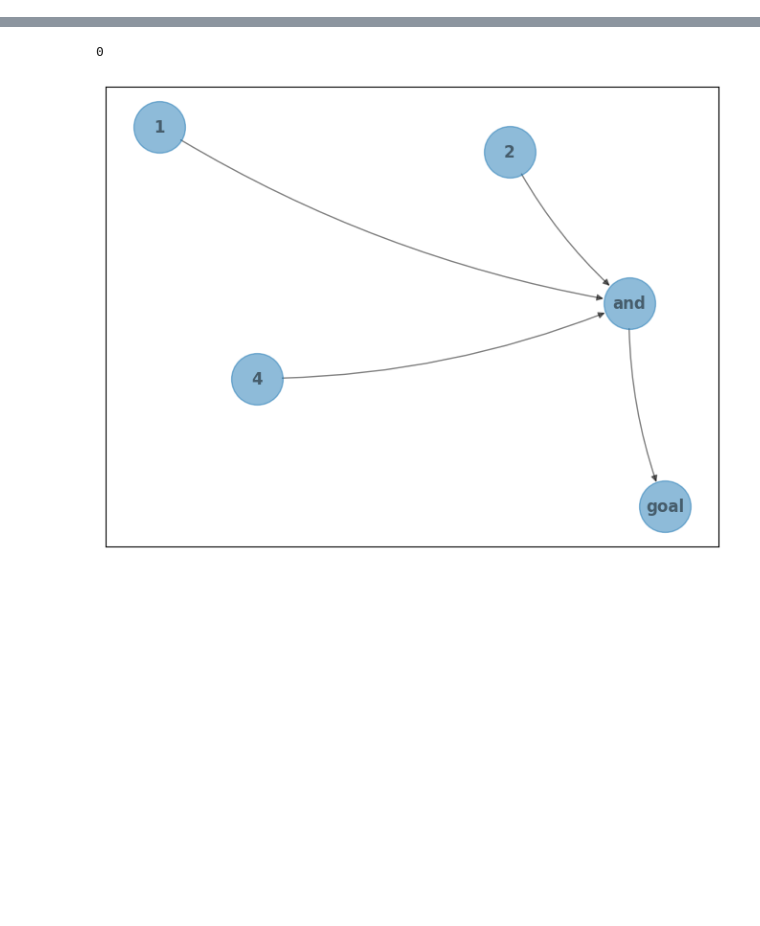
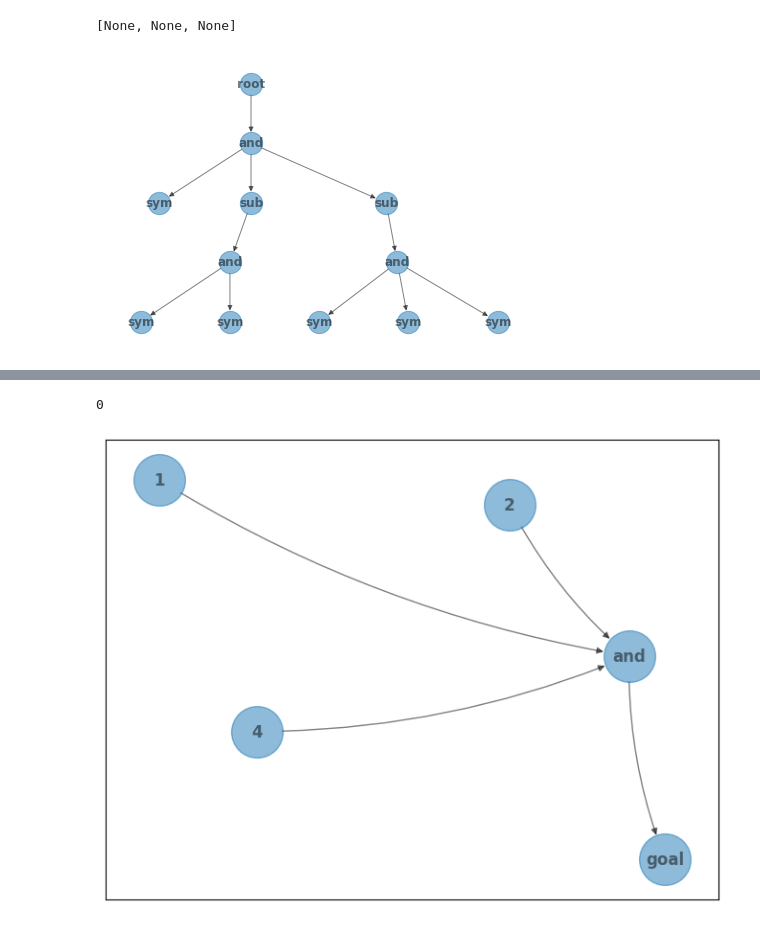
Before and after one commit to pe-hy/py-vgdl, a Jupyter notebook: custom/GraphGeneratorMolecules.ipynb, the cells around one changed output, grey strips where cells are left out. Saved outputs shown, nothing was run; the diff lists cells and outputs as text; code cells hidden in the pictures; blank space fills up the shorter version.

```diff
--- a/custom/GraphGeneratorMolecules.ipynb
+++ b/custom/GraphGeneratorMolecules.ipynb
@@ -175,3 +18,13 @@ advanced_mols = [generateMoleculePart(1000*1) for i in range(20)]
+# %%
+params,G = generateMolecule(advanced_mols,basic_mols)
+pos = graphviz_layout(G, prog="dot")
+labels = nx.get_node_attributes(G, 'type')
+nx.draw(G, pos=pos, labels=labels,
+    node_size=500, alpha=0.5, font_weight="bold", arrows=True)
+print(params)
+# %% [output]
+[None, None, None]
+[figure, added]
 # %%
 for i in range(10):
     params,G = generateMolecule(advanced_mols,basic_mols)
```
Also changed, not shown: parts of 32 cells of this notebook, 3 other files.
